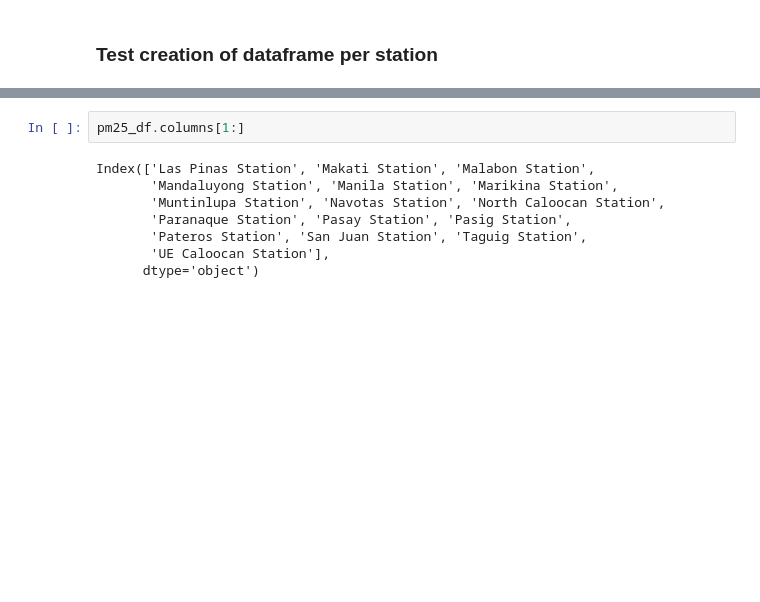
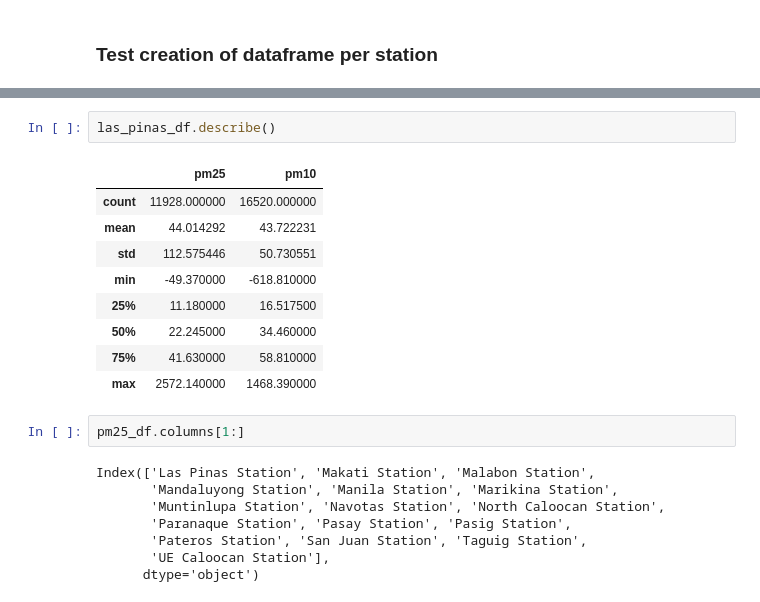
Before and after one commit to projectairmove/notebook-airmove-data, a Jupyter notebook: Prepare EMB Station Data.ipynb, the cells around one changed output, grey strips where cells are left out. Drawn from its saved outputs; the diff is of its cells as text; blank space fills up the shorter version.

```diff
--- a/Prepare EMB Station Data.ipynb
+++ b/Prepare EMB Station Data.ipynb
@@ -69,3 +70,15 @@ las_pinas_df
+# %%
+las_pinas_df.describe()
+# %% [output]
+|  | pm25 | pm10 |
+| count | 11928.000000 | 16520.000000 |
+| mean | 44.014292 | 43.722231 |
+| std | 112.575446 | 50.730551 |
+| min | -49.370000 | -618.810000 |
+| 25% | 11.180000 | 16.517500 |
+| 50% | 22.245000 | 34.460000 |
+| 75% | 41.630000 | 58.810000 |
+| max | 2572.140000 | 1468.390000 |
 # %%
 pm25_df.columns[1:]
 # %% [output]
```
Also changed, not shown: parts of 2 cells of this notebook, 17 other files.
